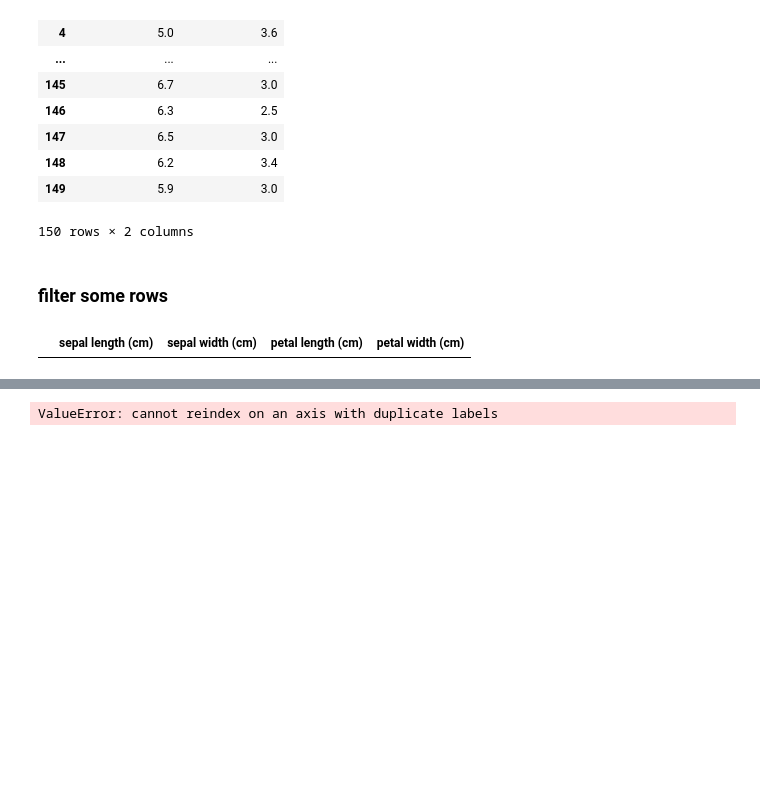
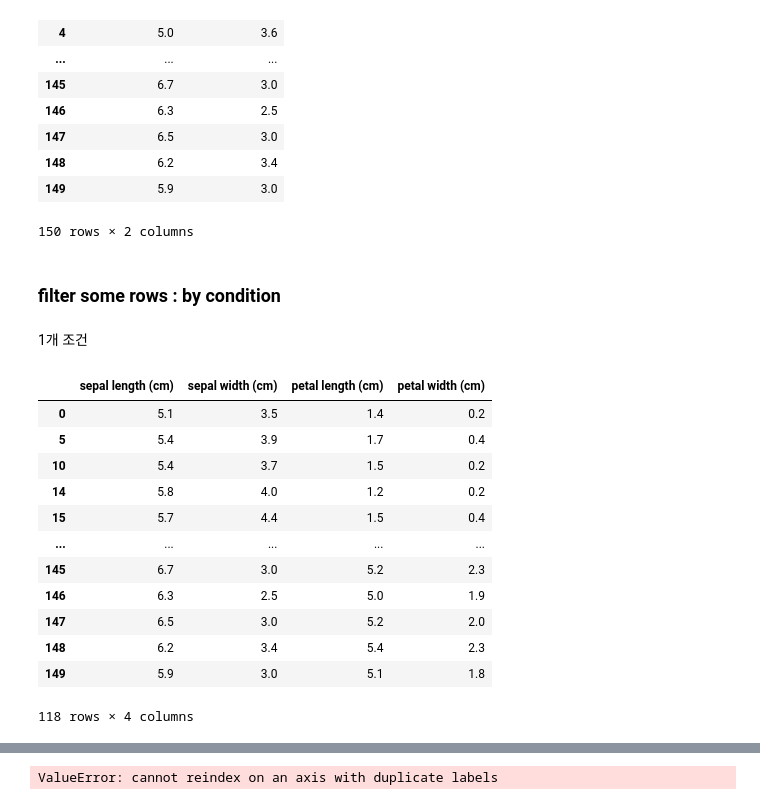
Before and after one commit to primula1323/Python_Practice, a Jupyter notebook: pandas_note.ipynb, the cells around one changed output, grey strips where cells are left out. Cells and saved outputs as stored; diff of their text form; code cells hidden in the pictures; blank space fills up the shorter version.

```diff
--- a/engin.ipynb
+++ b/pandas_note.ipynb
@@ -195,8 +232,23 @@ df.iloc[:, [0, 1]]
 | 149 | 5.9 | 3.0 |
 150 rows × 2 columns
 # %% [markdown]
-### filter some rows
+### filter some rows : by condition
+# %% [markdown]
+1개 조건
 # %%
-df[df['sepal length (cm)'] == 0]
+cond = df['sepal length (cm)'] > 5
+df[cond]
 # %% [output]
 |  | sepal length (cm) | sepal width (cm) | petal length (cm) | petal width (cm) |
+| 0 | 5.1 | 3.5 | 1.4 | 0.2 |
+| 5 | 5.4 | 3.9 | 1.7 | 0.4 |
+| 10 | 5.4 | 3.7 | 1.5 | 0.2 |
+| 14 | 5.8 | 4.0 | 1.2 | 0.2 |
+| 15 | 5.7 | 4.4 | 1.5 | 0.4 |
+| ... | ... | ... | ... | ... |
+| 145 | 6.7 | 3.0 | 5.2 | 2.3 |
+| 146 | 6.3 | 2.5 | 5.0 | 1.9 |
+| 147 | 6.5 | 3.0 | 5.2 | 2.0 |
+| 148 | 6.2 | 3.4 | 5.4 | 2.3 |
+| 149 | 5.9 | 3.0 | 5.1 | 1.8 |
+118 rows × 4 columns
```
Also changed, not shown: parts of 64 cells of this notebook, 8 other files.
